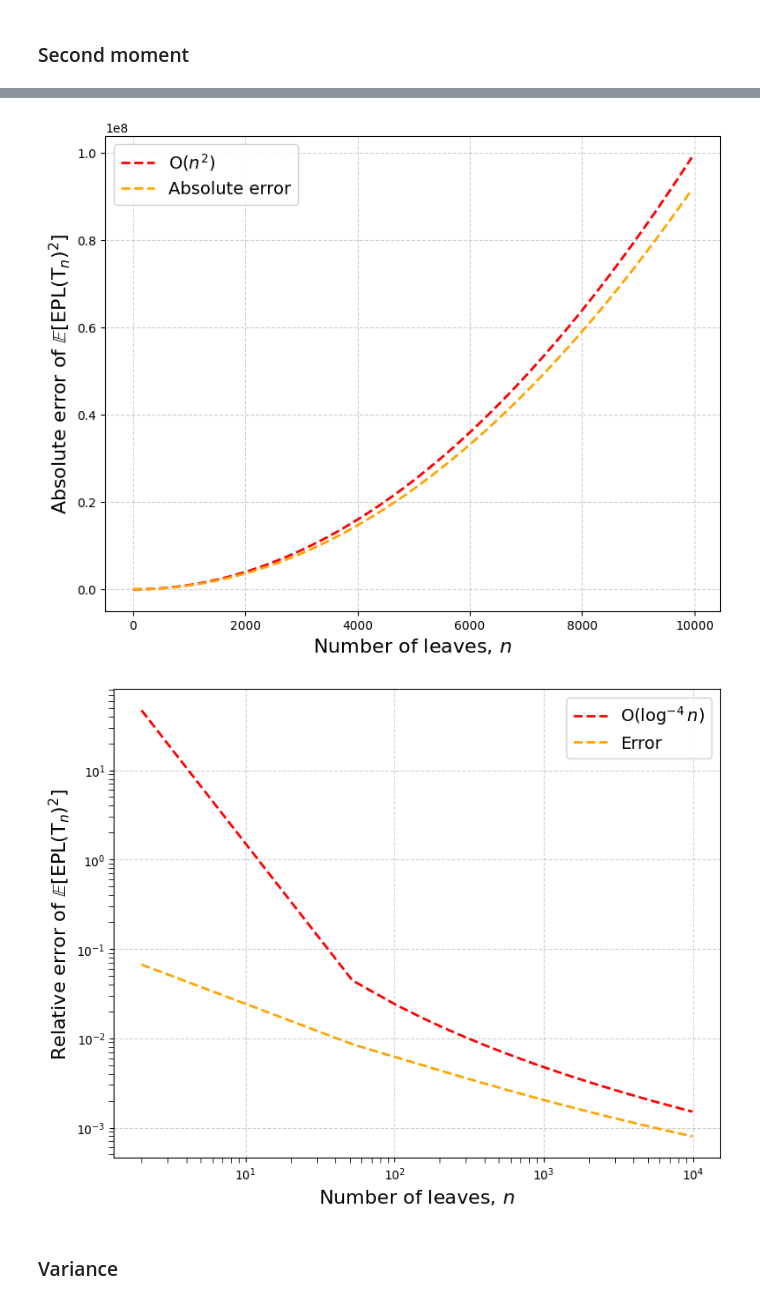
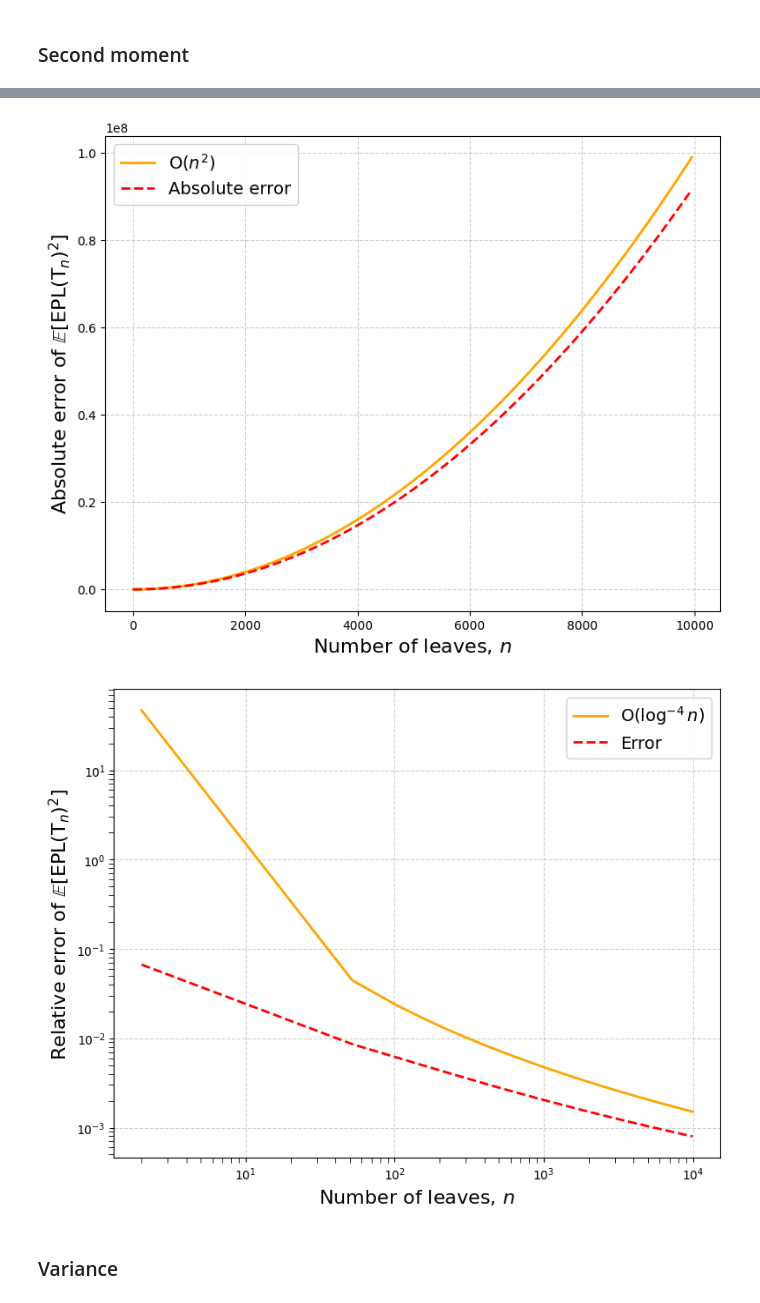
Before and after one commit to spsvihla/pcms, a Jupyter notebook: notebooks/moment_asymptotics.ipynb, the cells around one changed output, grey strips where cells are left out. Saved outputs shown, nothing was run; the diff lists cells and outputs as text; code cells hidden in the pictures.

```diff
--- a/notebooks/moment_asymptotics.ipynb
+++ b/notebooks/moment_asymptotics.ipynb
@@ -232,8 +232,8 @@ plt.show()
 # %%
 fig, ax = plt.subplots(figsize=(9, 7))
 
-ax.plot(Ns, Ns**2, label=r'$\mathrm{O}(n^2)$', linestyle='--', color='red', linewidth=2)
-ax.plot(Ns, np.abs(epln2_exacts - utils.EEPLn2(Ns)), label='Absolute error', linestyle='--', color='orange', linewidth=2)
+ax.plot(Ns, Ns**2, label=r'$\mathrm{O}(n^2)$', linestyle='-', color='orange', linewidth=2)
+ax.plot(Ns, np.abs(epln2_exacts - utils.EEPLn2(Ns)), label='Absolute error', linestyle='--', color='red', linewidth=2)
 
 ax.set_xlabel(r'Number of leaves, $n$', fontsize=16)
 ax.set_ylabel(r'Absolute error of $\mathbb{E}[\mathrm{EPL}(\mathrm{T}_n)^2]$', fontsize=16)
@@ -244,25 +244,25 @@ ax.tick_params(axis='both', which='minor', length=4)
 
 plt.show()
 # %% [output]
-[figure, old version]
+[figure, new version]
 # %%
 fig, ax = plt.subplots(figsize=(9, 7))
 
-ax.plot(Ns, 1 / (A2 * np.log(Ns)**4), label=r'$\mathrm{O}(\log^{-4} n)$', linestyle='--', color='red', linewidth=2)
-ax.plot(Ns, np.abs(epln2_exacts - utils.EEPLn2(Ns))/utils.EEPLn2(Ns), label='Error', linestyle='--', color='orange', linewidth=2)
+ax.plot(Ns, 1 / (A2 * np.log(Ns)**4), label=r'$\mathrm{O}(\log^{-4} n)$', linestyle='-', color='orange', linewidth=2)
+ax.plot(Ns, np.abs(epln2_exacts - utils.EEPLn2(Ns))/utils.EEPLn2(Ns), label='Error', linestyle='--', color='red', linewidth=2)
 
 ax.set_yscale('log')
 ax.set_xscale('log')
 ax.set_xlabel(r'Number of leaves, $n$', fontsize=16)
 ax.set_ylabel(r'Relative error of $\mathbb{E}[\mathrm{EPL}(\mathrm{T}_n)^2]$', fontsize=16)
 ax.legend(fontsize=14, frameon=True, framealpha=0.9)
 ax.grid(visible=True, linestyle='--', alpha=0.6)
 ax.tick_params(axis='both', which='major', labelsize=10)
 ax.tick_params(axis='both', which='minor', length=4)
 
 plt.show()
 # %% [output]
-[figure, old version]
+[figure, new version]
 # %% [markdown]
 ### Variance
 # %%
```
Also changed, not shown: parts of 7 cells of this notebook, 1 other file.
